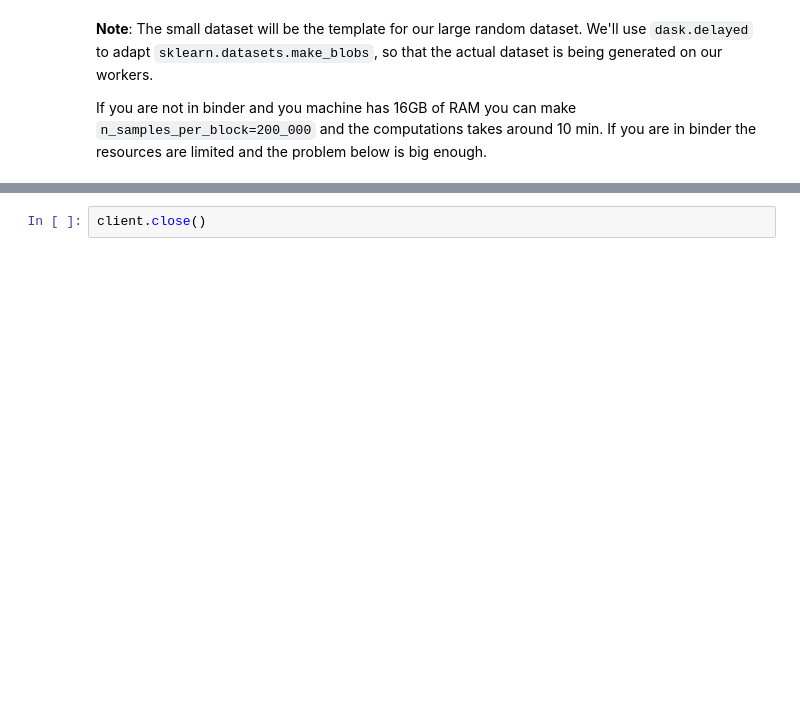
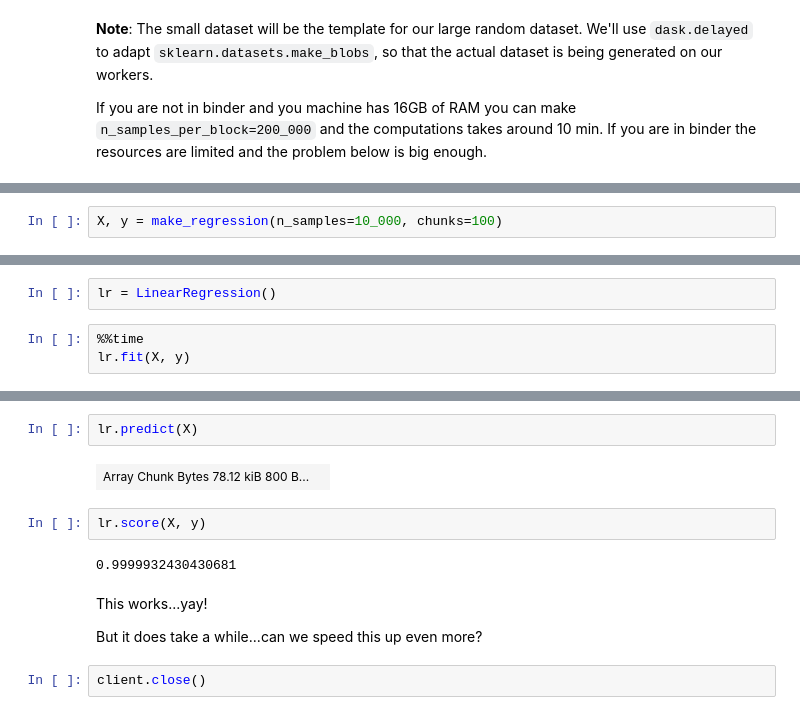
Before and after one commit to coiled/coiled-resources, a Jupyter notebook: dask-tutorial/notebooks/3_Machine_learning.ipynb, the cells around one changed output, grey strips where cells are left out. Saved outputs shown, nothing was run; the diff lists cells and outputs as text; blank space fills up the shorter version.

```diff
--- a/dask-tutorial/notebooks/4_Machine_learning.ipynb
+++ b/dask-tutorial/notebooks/3_Machine_learning.ipynb
@@ -327,0 +262,2 @@ array([6, 2, 3, 6, 6, 7, 1, 0, 0, 2], dtype=int32)
+# %%
+X, y = make_regression(n_samples=10_000, chunks=100)
@@ -327,0 +268,5 @@ array([6, 2, 3, 6, 6, 7, 1, 0, 0, 2], dtype=int32)
+# %%
+lr = LinearRegression()
+# %%
+%%time
+lr.fit(X, y)
@@ -328,3 +277,15 @@ array([6, 2, 3, 6, 6, 7, 1, 0, 0, 2], dtype=int32)
+# %%
+lr.predict(X)
+# %% [output]
+| Array Chunk Bytes 78.12 kiB 800 B... |  |
+# %%
+lr.score(X, y)
+# %% [output]
+0.9999932430430681
+# %% [markdown]
+This works...yay!
+
+But it does take a while...can we speed this up even more?
 # %%
 client.close()
 # %% [markdown]
```
Also changed, not shown: parts of 36 cells of this notebook, 3 other files.
